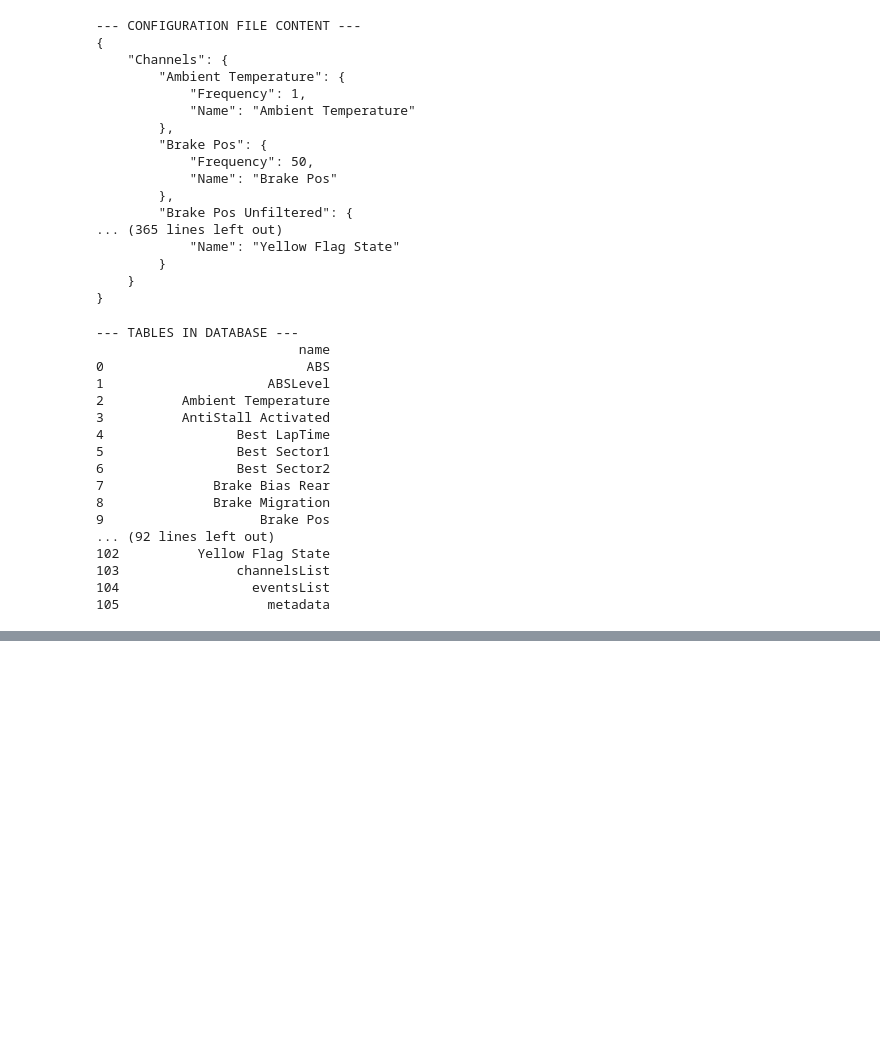
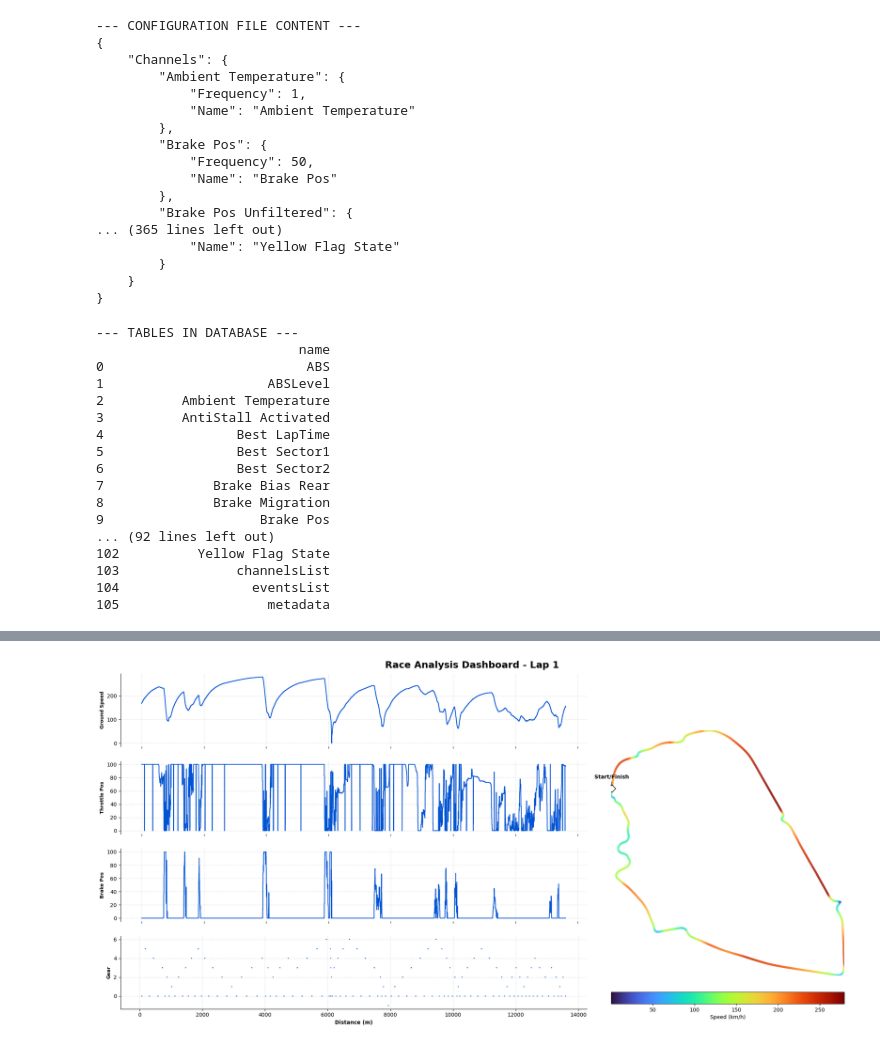
Before and after one commit to Doekii/lap-analysis, a Jupyter notebook: clean_dev.ipynb, the cells around one changed output, grey strips where cells are left out. Saved outputs shown, nothing was run; the diff lists cells and outputs as text; code cells hidden in the pictures; blank space fills up the shorter version.

```diff
--- a/clean_dev.ipynb
+++ b/clean_dev.ipynb
@@ -423,0 +568,92 @@ con.close()
+# %%
+import matplotlib.pyplot as plt
+from matplotlib.collections import LineCollection
+from matplotlib.colors import Normalize
+import numpy as np
+
+def plot_dashboard_with_start(con, lap_number=1, channels=['Ground Speed', 'Throttle Pos', 'Brake Pos']):
+    """
+    Generates a dashboard with a Speed-colored Track Map and a marked Start/Finish line.
+    """
+
+    # 1. Fetch Data
+    req_channels = channels + ['GPS Latitude', 'GPS Longitude']
+    print(f"Fetching Dashboard Data for Lap {lap_number}...")
+    df = get_lap_data_calculated(con, lap_number=lap_number, channels=req_channels)
+
+    if df is None or df.empty:
+        return
+
+    # 2. Setup Grid
+    fig = plt.figure(figsize=(20, 10), facecolor='white')
+    gs = fig.add_gridspec(1, 2, width_ratios=[2, 1])
+    gs_left = gs[0].subgridspec(len(channels), 1)
+    ax_map = fig.add_subplot(gs[1])
+
+    color_main = '#0055D4'
+
+    # 3. Plot Telemetry (Left Side)
+    for i, channel in enumerate(channels):
+        ax = fig.add_subplot(gs_left[i])
+        ax.plot(df['Lap Dist'], df[channel], color=color_main, linewidth=1.5)
+        ax.set_ylabel(channel, fontweight='bold', fontsize=9)
+        ax.grid(True, linestyle=':', alpha=0.6)
+
+        # Formatting
+        if i == len(channels) - 1:
+            ax.set_xlabel('Distance (m)', fontweight='bold')
+        else:
+            ax.set_xticklabels([])
+            ax.spines['bottom'].set_visible(False)
+
+        # Clean borders
+        ax.spines['top'].set_visible(False)
+        ax.spines['right'].set_visible(False)
+
+    # 4. Plot Track Map (Right Side)
+    x = df['GPS Longitude'].values
+    y = df['GPS Latitude'].values
+    speed = df['Ground Speed'].values
+
+    # Create Line Collection for Heatmap
+    points = np.array([x, y]).T.reshape(-1, 1, 2)
+    segments = np.concatenate([points[:-1], points[1:]], axis=1)
+    norm = Normalize(vmin=speed.min(), vmax=speed.max())
+    lc = LineCollection(segments, cmap='turbo', norm=norm)
+    lc.set_array(speed)
+    lc.set_linewidth(4) # Thicker line for better visibility
+
+    line = ax_map.add_collection(lc)
+    ax_map.set_xlim(x.min(), x.max())
+    ax_map.set_ylim(y.min(), y.max())
+    ax_map.set_aspect('equal')
+    ax_map.axis('off') # Remove box around map
+
+    # ---------------------------------------------------------
+    # NEW: Mark the Start/Finish Line
+    # ---------------------------------------------------------
+    # The first row of the DF is the start of the lap
+    start_x = df.iloc[0]['GPS Longitude']
+    start_y = df.iloc[0]['GPS Latitude']
+
+    # 1. Plot a Marker (White Diamond with Black outline)
+    ax_map.scatter(start_x, start_y, color='white', edgecolor='black', s=100, zorder=10, marker='D', label='Start/Finish')
+
+    # 2. Add an Arrow/Text annotation
+    ax_map.annotate('Start/Finish',
+                    xy=(start_x, start_y),
+                    xytext=(start_x, start_y + 0.002), # Slightly offset the text
+                    arrowprops=dict(facecolor='black', arrowstyle='->'),
+                    fontsize=10, fontweight='bold', ha='center')
+
+    # Add Colorbar
+    cbar = plt.colorbar(line, ax=ax_map, orientation='horizontal', pad=0.05, fraction=0.05)
+    cbar.set_label('Speed (km/h)')
+
+    plt.suptitle(f"Race Analysis Dashboard - Lap {lap_number}", fontsize=18, fontweight='bold')
+    plt.tight_layout()
+    plt.show()
+
+# Run
+plot_dashboard_with_start(con, lap_number=1, channels=['Ground Speed', 'Throttle Pos', 'Brake Pos', 'Gear'])
+# %% [output]
@@ -423,0 +661 @@ con.close()
+[figure, added]
```
Also changed, not shown: parts of 21 cells of this notebook, 3 other files.
